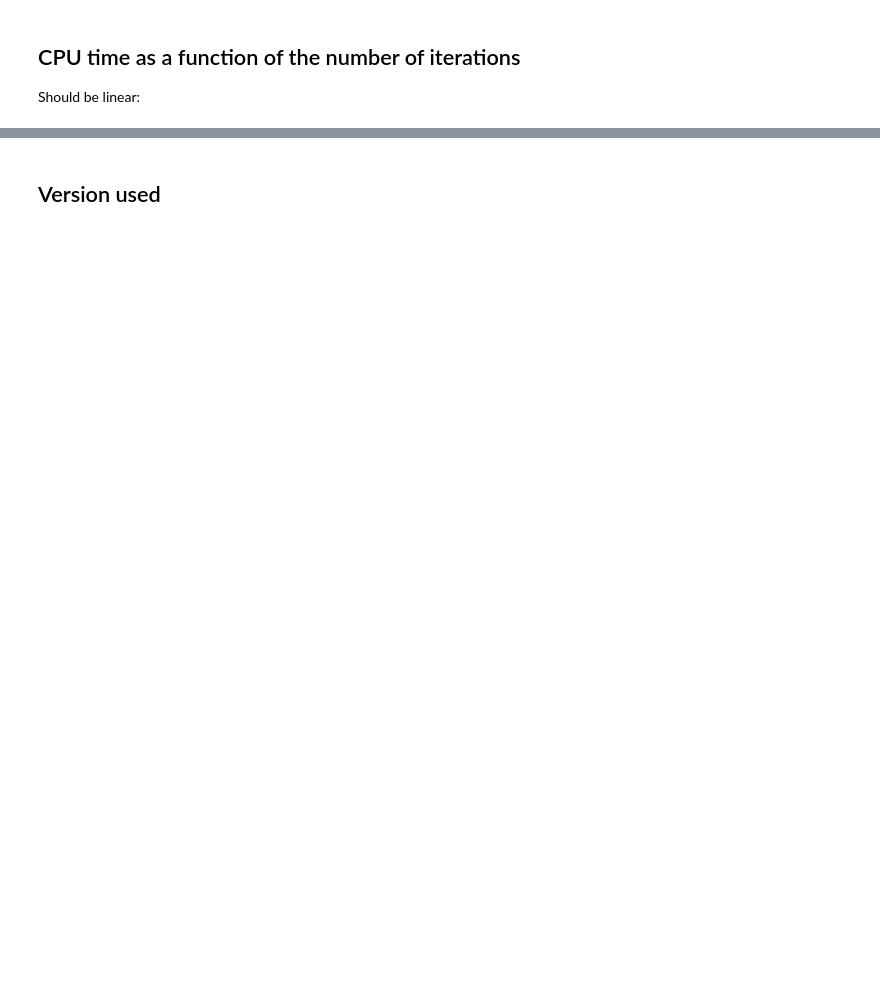
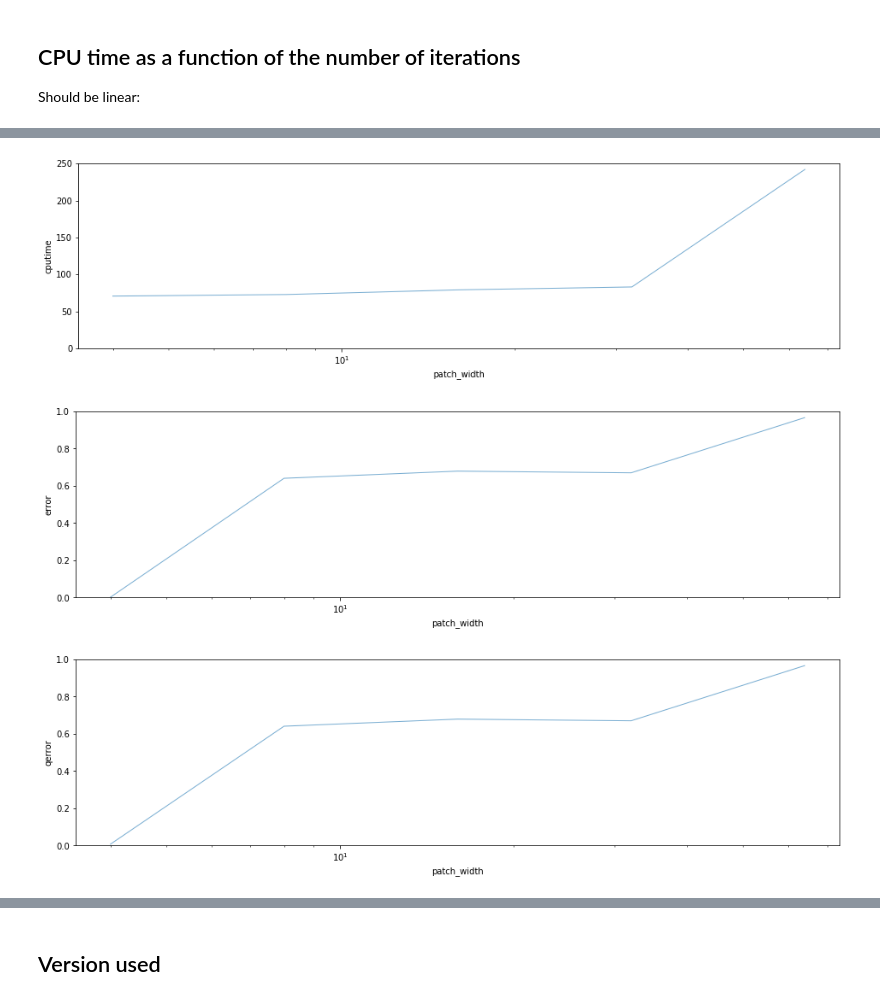
Before and after one commit to bicv/SparseHebbianLearning, a Jupyter notebook: probe/sparsenet-no-homeostasis.ipynb, the cells around one changed output, grey strips where cells are left out. Cells and saved outputs as stored; diff of their text form; code cells hidden in the pictures; blank space fills up the shorter version.

```diff
--- a/probe/sparsenet-no-homeostasis.ipynb
+++ b/probe/sparsenet-no-homeostasis.ipynb
@@ -62,10 +56,8 @@ ValueError: x and y must have same first dimension, but have shapes (5,) and (4,
-# %%
-fig, ax = None, None
-
-for tag in ['nohomeo', 'HAP']:
-    opts = dict(DEBUG_DOWNSCALE=DEBUG_DOWNSCALE, homeo_method='None',
-                  learning_algorithm='mp', verbose=verbose)
-    experiments = SHL_set(opts, tag=tag)
-    fig, ax = experiments.scan(list_figures=[], display='final', display_variable='error', fig=fig, ax=ax, label=tag)
-
-ax.legend()
+# %%
+for display_variable in ['cputime', 'error', 'qerror']:
+    fig, ax = experiments.scan(list_figures=[], base=4, N_scan=5, vtype='', variable='patch_width', display='final', display_variable=display_variable)
+    plt.show()
+# %% [output]
+[figure, added]
+[figure, added]
+[figure, added]
```
Also changed, not shown: parts of 9 cells of this notebook, 8 other files.
